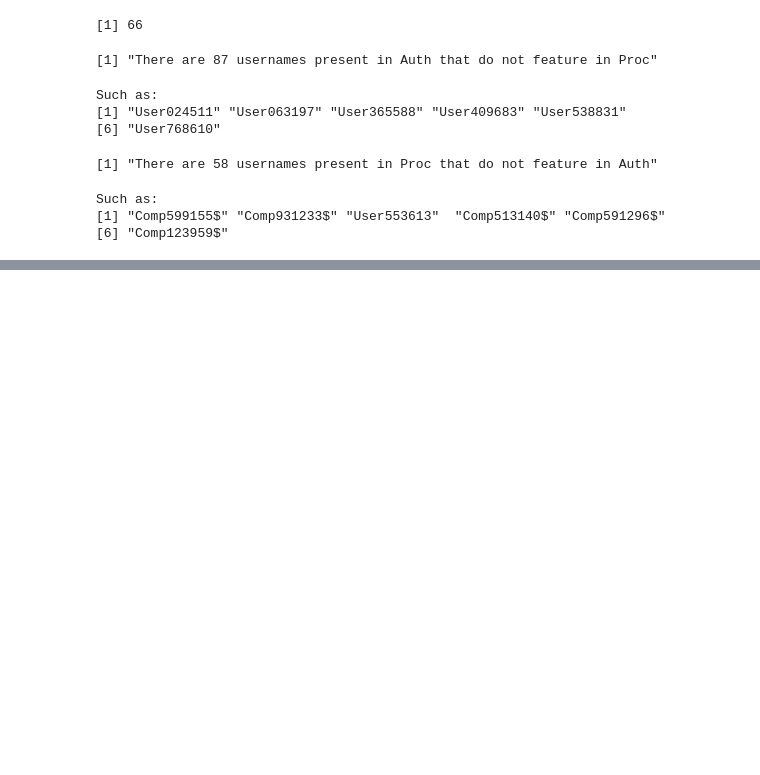
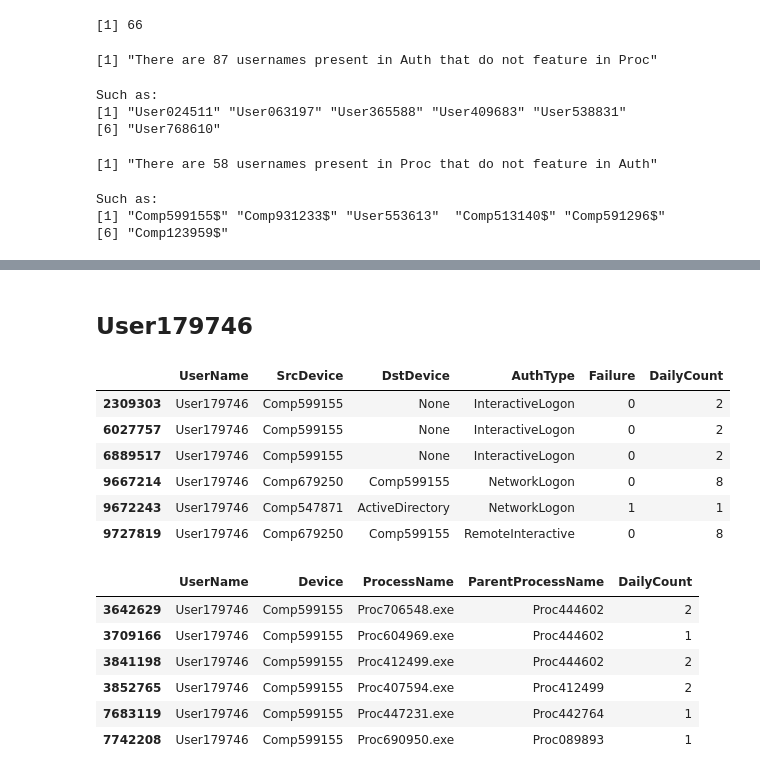
Before and after one commit to gabejg/Advanced-Cyber-Analytics-for-Attack-Detection, a Jupyter notebook: Alex/Comparing Usernames.ipynb, the cells around one changed output, grey strips where cells are left out. Drawn from its saved outputs; the diff is of its cells as text; code cells hidden in the pictures; blank space fills up the shorter version.

```diff
--- a/Alex/Comparing Usernames.ipynb
+++ b/Alex/Comparing Usernames.ipynb
@@ -48,0 +134,23 @@ Such as:
+# %% [markdown]
+## User179746
+# %%
+U1<- CommAuth[CommAuth$UserName=='User179746', ]
+U2<- CommProc[CommProc$UserName=='User179746', ]
+
+head(U1)
+head(U2)
+# %% [output]
+|  | UserName | SrcDevice | DstDevice | AuthType | Failure | DailyCount |
+| 2309303 | User179746 | Comp599155 | None | InteractiveLogon | 0 | 2 |
+| 6027757 | User179746 | Comp599155 | None | InteractiveLogon | 0 | 2 |
+| 6889517 | User179746 | Comp599155 | None | InteractiveLogon | 0 | 2 |
+| 9667214 | User179746 | Comp679250 | Comp599155 | NetworkLogon | 0 | 8 |
+| 9672243 | User179746 | Comp547871 | ActiveDirectory | NetworkLogon | 1 | 1 |
+| 9727819 | User179746 | Comp679250 | Comp599155 | RemoteInteractive | 0 | 8 |
+|  | UserName | Device | ProcessName | ParentProcessName | DailyCount |
+| 3642629 | User179746 | Comp599155 | Proc706548.exe | Proc444602 | 2 |
+| 3709166 | User179746 | Comp599155 | Proc604969.exe | Proc444602 | 1 |
+| 3841198 | User179746 | Comp599155 | Proc412499.exe | Proc444602 | 2 |
+| 3852765 | User179746 | Comp599155 | Proc407594.exe | Proc412499 | 2 |
+| 7683119 | User179746 | Comp599155 | Proc447231.exe | Proc442764 | 1 |
+| 7742208 | User179746 | Comp599155 | Proc690950.exe | Proc089893 | 1 |
```
Also changed, not shown: parts of 14 cells of this notebook.
